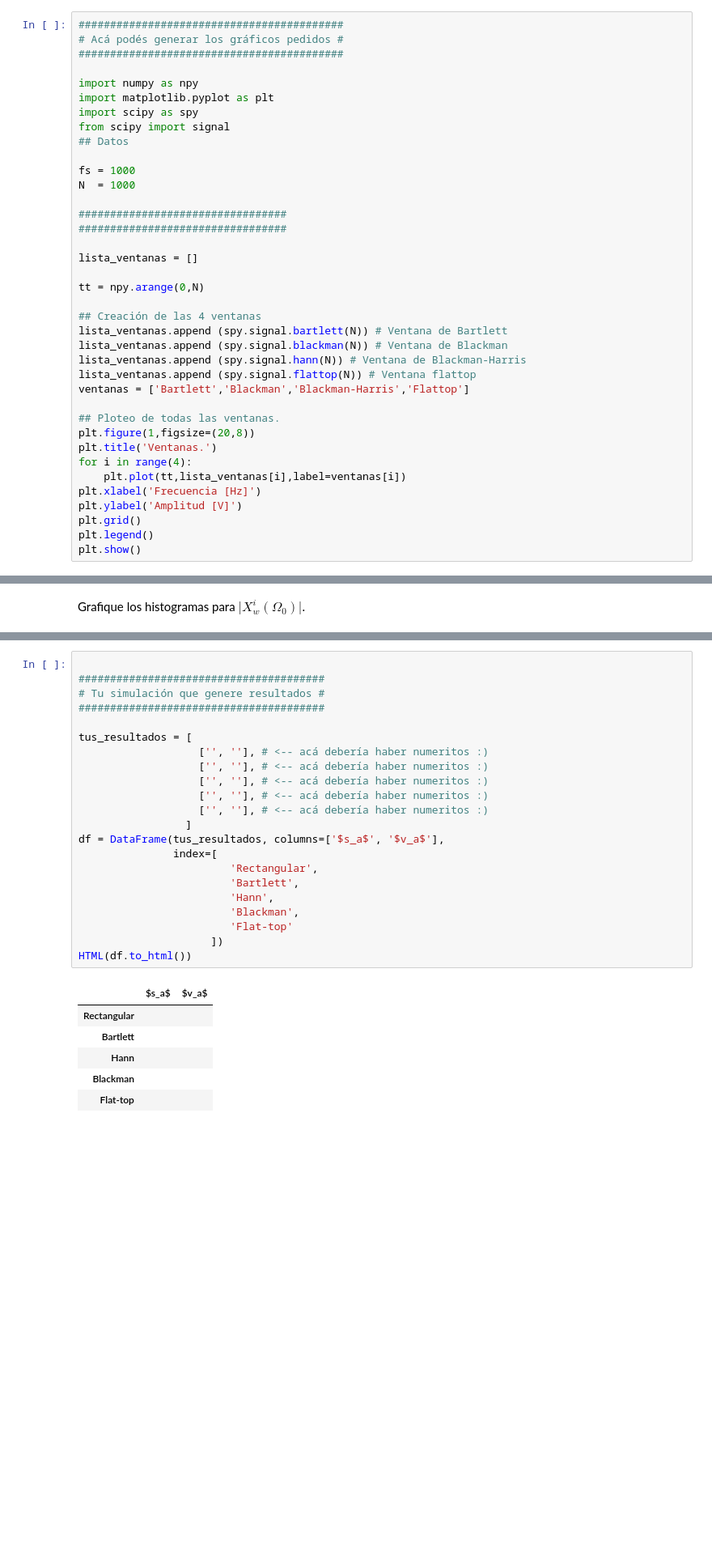
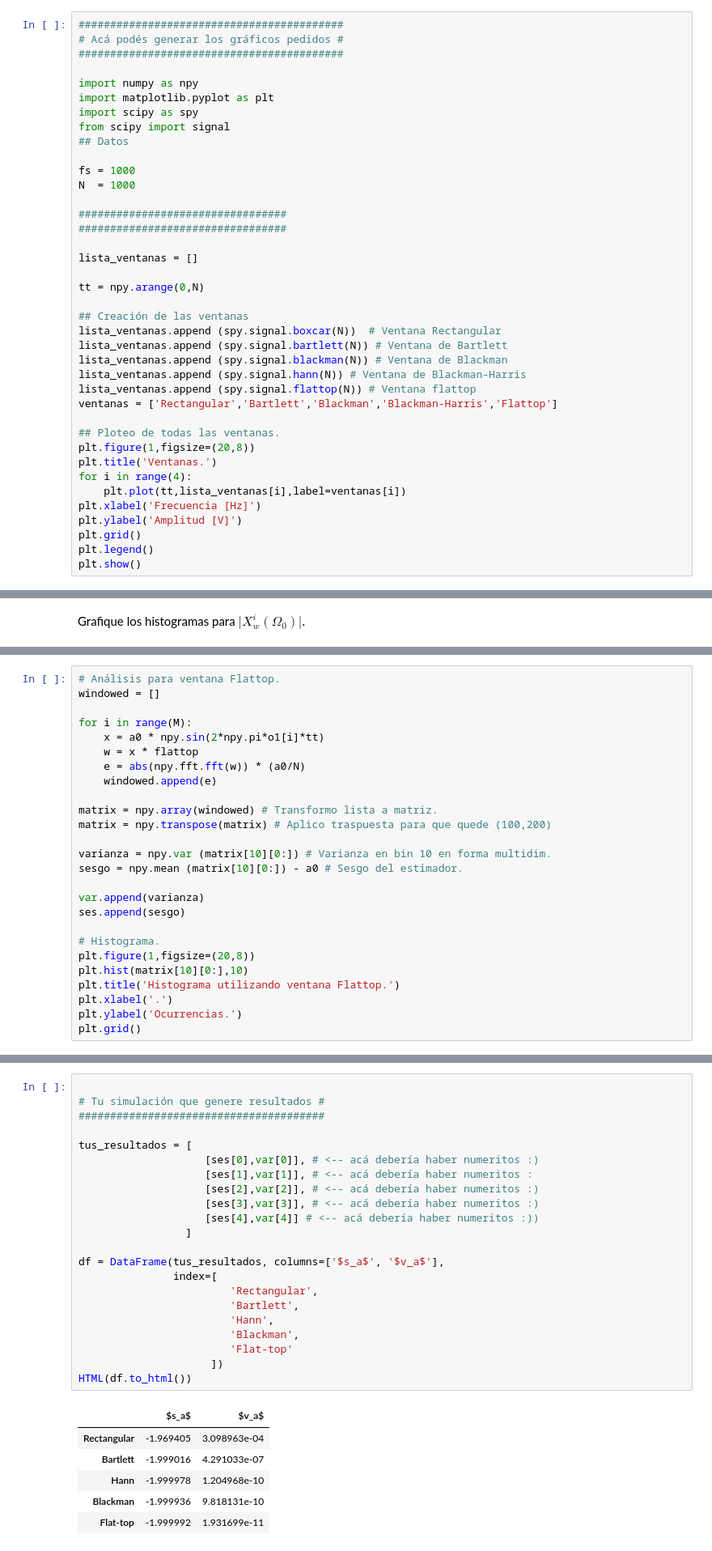
Before and after one commit to jbl95/pds-trabajosPracticos, a Jupyter notebook: TP2 - Ventanas.ipynb, the cells around one changed output, grey strips where cells are left out. Shown at 81% size. Saved outputs shown, nothing was run; the diff lists cells and outputs as text; blank space fills up the shorter version.

```diff
--- a/TP2 - Ventanas.ipynb
+++ b/TP2 - Ventanas.ipynb
@@ -113,12 +113,13 @@ lista_ventanas = []
 
 tt = npy.arange(0,N)
 
-## Creación de las 4 ventanas
+## Creación de las ventanas
+lista_ventanas.append (spy.signal.boxcar(N))  # Ventana Rectangular
 lista_ventanas.append (spy.signal.bartlett(N)) # Ventana de Bartlett
 lista_ventanas.append (spy.signal.blackman(N)) # Ventana de Blackman
 lista_ventanas.append (spy.signal.hann(N)) # Ventana de Blackman-Harris
 lista_ventanas.append (spy.signal.flattop(N)) # Ventana flattop
-ventanas = ['Bartlett','Blackman','Blackman-Harris','Flattop']
+ventanas = ['Rectangular','Bartlett','Blackman','Blackman-Harris','Flattop']
 
 ## Ploteo de todas las ventanas.
 plt.figure(1,figsize=(20,8))
@@ -755,0 +1372,26 @@ Grafique los histogramas para  $\lvert X^i_w(\Omega_0) \rvert$.
+# %%
+# Análisis para ventana Flattop.
+windowed = []
+
+for i in range(M):
+    x = a0 * npy.sin(2*npy.pi*o1[i]*tt)
+    w = x * flattop
+    e = abs(npy.fft.fft(w)) * (a0/N)
+    windowed.append(e)
+
+matrix = npy.array(windowed) # Transformo lista a matriz.
+matrix = npy.transpose(matrix) # Aplico traspuesta para que quede (100,200)
+
+varianza = npy.var (matrix[10][0:]) # Varianza en bin 10 en forma multidim.
+sesgo = npy.mean (matrix[10][0:]) - a0 # Sesgo del estimador.
+
+var.append(varianza)
+ses.append(sesgo)
+
+# Histograma.
+plt.figure(1,figsize=(20,8))
+plt.hist(matrix[10][0:],10)
+plt.title('Histograma utilizando ventana Flattop.')
+plt.xlabel('.')
+plt.ylabel('Ocurrencias.')
+plt.grid()
@@ -756,32 +1400,32 @@ Grafique los histogramas para  $\lvert X^i_w(\Omega_0) \rvert$.
 # %%
 
-#######################################
 # Tu simulación que genere resultados #
 #######################################
 
 tus_resultados = [
-                   ['', ''], # <-- acá debería haber numeritos :)
-                   ['', ''], # <-- acá debería haber numeritos :)
-                   ['', ''], # <-- acá debería haber numeritos :)
-                   ['', ''], # <-- acá debería haber numeritos :)
-                   ['', ''], # <-- acá debería haber numeritos :)
+                    [ses[0],var[0]], # <-- acá debería haber numeritos :)
+                    [ses[1],var[1]], # <-- acá debería haber numeritos :
+                    [ses[2],var[2]], # <-- acá debería haber numeritos :)
+                    [ses[3],var[3]], # <-- acá debería haber numeritos :)
+                    [ses[4],var[4]] # <-- acá debería haber numeritos :))
                  ]
+
 df = DataFrame(tus_resultados, columns=['$s_a$', '$v_a$'],
                index=[
                         'Rectangular',
                         'Bartlett',
                         'Hann',
                         'Blackman',
                         'Flat-top'
                      ])
 HTML(df.to_html())
 # %% [output]
 |  | $s_a$ | $v_a$ |
-| Rectangular |  |  |
-| Bartlett |  |  |
-| Hann |  |  |
-| Blackman |  |  |
-| Flat-top |  |  |
+| Rectangular | -1.969405 | 3.098963e-04 |
+| Bartlett | -1.999016 | 4.291033e-07 |
+| Hann | -1.999978 | 1.204968e-10 |
+| Blackman | -1.999936 | 9.818131e-10 |
+| Flat-top | -1.999992 | 1.931699e-11 |
 # %% [markdown]
 <div class="alert alert-block alert-info">
 <b>3.b)</b> Repita a) para el siguiente estimador:
```
Also changed, not shown: parts of 52 cells of this notebook.
